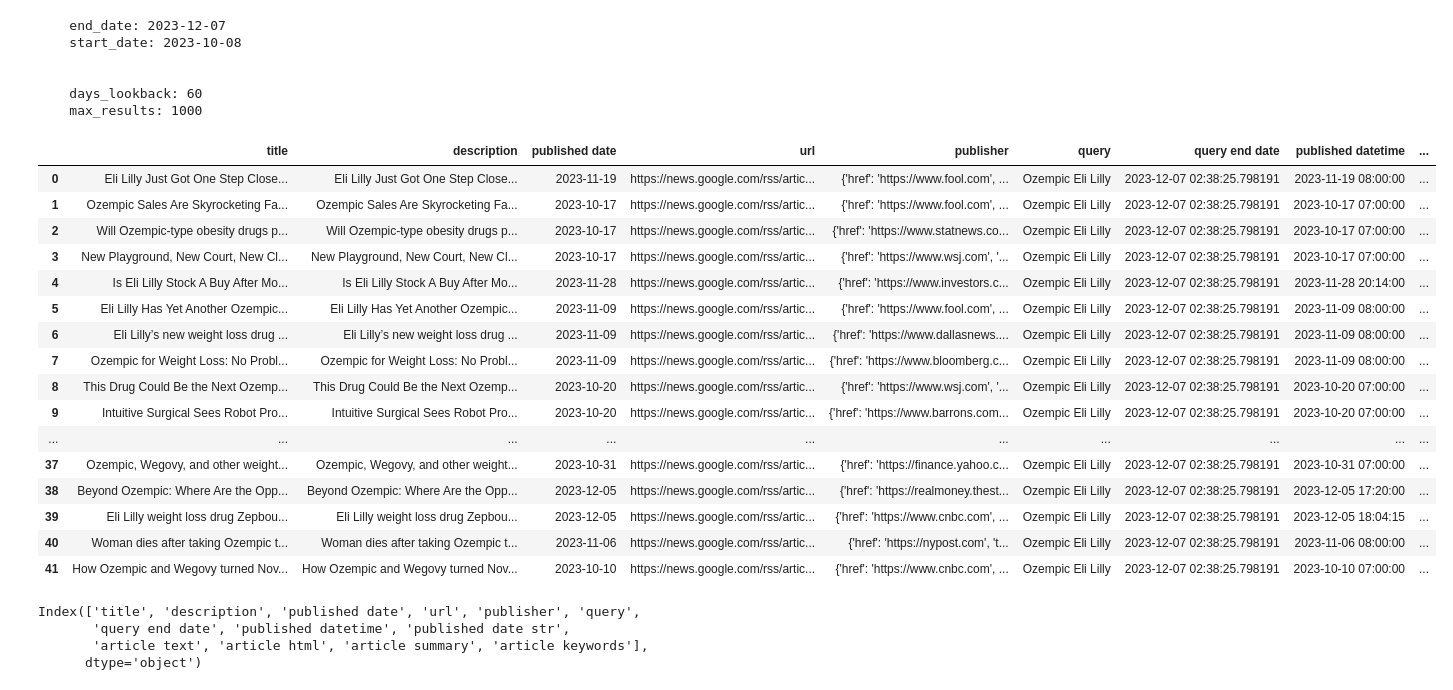
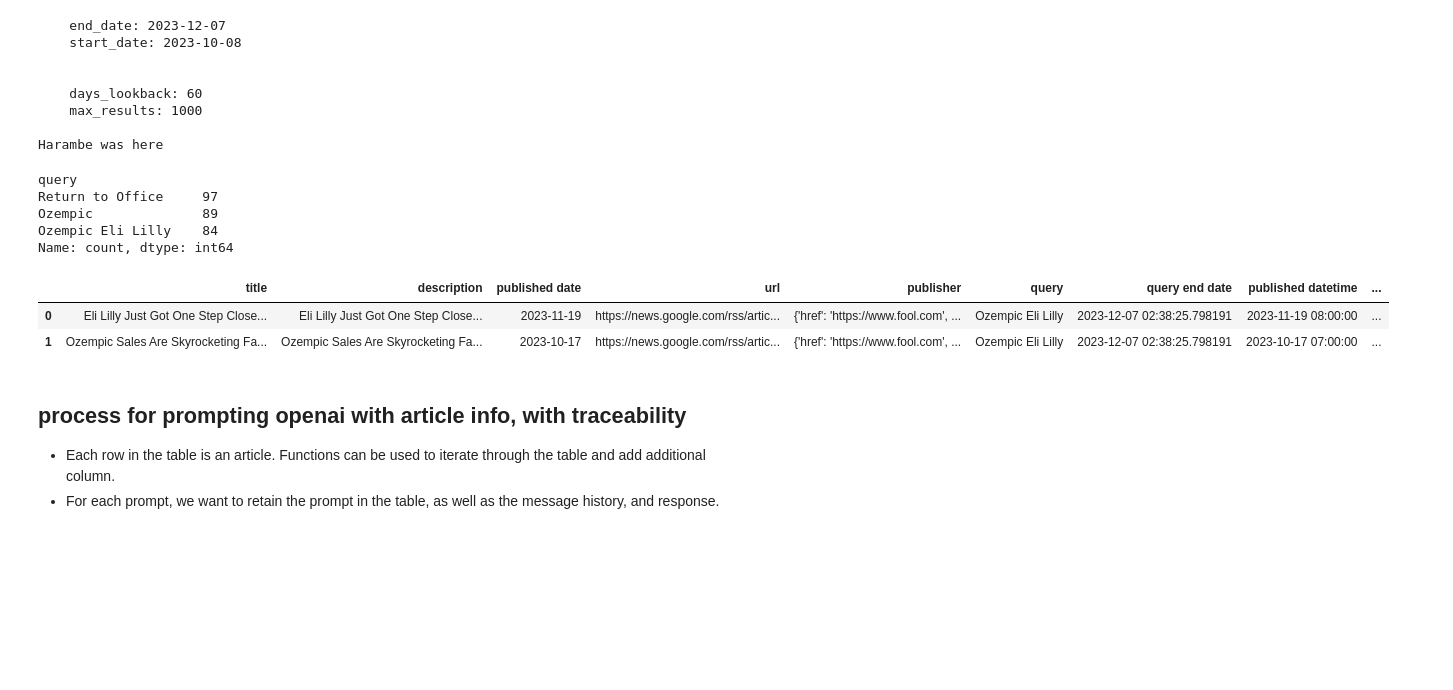
Before and after one commit to jcguidry/article-rebuttal-agent, a Jupyter notebook: notebooks/process-articles.ipynb, the cells around one changed output. Saved outputs shown, nothing was run; the diff lists cells and outputs as text; code cells hidden in the pictures; blank space fills up the shorter version.

```diff
--- a/notebooks/process-articles.ipynb
+++ b/notebooks/process-articles.ipynb
@@ -27,6 +34,7 @@ OPENAI_API_KEY = os.getenv('OPENAI_API_KEY')
 # %%
 # Params
 table_path = '../data/articles-ingest'
+
 # --------------------------------------------
 query = "Ozempic Eli Lilly"
 
@@ -51,6 +59,8 @@ print(
     max_results: {max_results}
     """
 )
+
+print("Harambe was here")
 # %% [output]
     end_date: 2023-12-07
     start_date: 2023-10-08
@@ -58,39 +68,34 @@ print(
 
     days_lookback: 60
     max_results: 1000
+
+Harambe was here
 # %%
 # Query queries that have been ingested
-# DeltaTable(table_path).to_pandas(columns=['query']).value_counts()
+DeltaTable(table_path).to_pandas(columns=['query']).value_counts()
+# %% [output]
+query
+Return to Office     97
+Ozempic              89
+Ozempic Eli Lilly    84
+Name: count, dtype: int64
 # %%
 df = DeltaTable(table_path).to_pandas(
     filters=[
         ('query','=',query),
         ('published date str','>', start_date_str),
     ]
 )
-df
+
+df = df.loc[df['article text'].notna()] # can remove articles where scraping failed
+
+df.head(2)
 # %% [output]
 |  | title | description | published date | url | publisher | query | query end date | published datetime | ... |
 | 0 | Eli Lilly Just Got One Step Close... | Eli Lilly Just Got One Step Close... | 2023-11-19 | https://news.google.com/rss/artic... | {'href': 'https://www.fool.com', ... | Ozempic Eli Lilly | 2023-12-07 02:38:25.798191 | 2023-11-19 08:00:00 | ... |
 | 1 | Ozempic Sales Are Skyrocketing Fa... | Ozempic Sales Are Skyrocketing Fa... | 2023-10-17 | https://news.google.com/rss/artic... | {'href': 'https://www.fool.com', ... | Ozempic Eli Lilly | 2023-12-07 02:38:25.798191 | 2023-10-17 07:00:00 | ... |
-| 2 | Will Ozempic-type obesity drugs p... | Will Ozempic-type obesity drugs p... | 2023-10-17 | https://news.google.com/rss/artic... | {'href': 'https://www.statnews.co... | Ozempic Eli Lilly | 2023-12-07 02:38:25.798191 | 2023-10-17 07:00:00 | ... |
-| 3 | New Playground, New Court, New Cl... | New Playground, New Court, New Cl... | 2023-10-17 | https://news.google.com/rss/artic... | {'href': 'https://www.wsj.com', '... | Ozempic Eli Lilly | 2023-12-07 02:38:25.798191 | 2023-10-17 07:00:00 | ... |
-| 4 | Is Eli Lilly Stock A Buy After Mo... | Is Eli Lilly Stock A Buy After Mo... | 2023-11-28 | https://news.google.com/rss/artic... | {'href': 'https://www.investors.c... | Ozempic Eli Lilly | 2023-12-07 02:38:25.798191 | 2023-11-28 20:14:00 | ... |
-| 5 | Eli Lilly Has Yet Another Ozempic... | Eli Lilly Has Yet Another Ozempic... | 2023-11-09 | https://news.google.com/rss/artic... | {'href': 'https://www.fool.com', ... | Ozempic Eli Lilly | 2023-12-07 02:38:25.798191 | 2023-11-09 08:00:00 | ... |
-| 6 | Eli Lilly’s new weight loss drug ... | Eli Lilly’s new weight loss drug ... | 2023-11-09 | https://news.google.com/rss/artic... | {'href': 'https://www.dallasnews.... | Ozempic Eli Lilly | 2023-12-07 02:38:25.798191 | 2023-11-09 08:00:00 | ... |
-| 7 | Ozempic for Weight Loss: No Probl... | Ozempic for Weight Loss: No Probl... | 2023-11-09 | https://news.google.com/rss/artic... | {'href': 'https://www.bloomberg.c... | Ozempic Eli Lilly | 2023-12-07 02:38:25.798191 | 2023-11-09 08:00:00 | ... |
-| 8 | This Drug Could Be the Next Ozemp... | This Drug Could Be the Next Ozemp... | 2023-10-20 | https://news.google.com/rss/artic... | {'href': 'https://www.wsj.com', '... | Ozempic Eli Lilly | 2023-12-07 02:38:25.798191 | 2023-10-20 07:00:00 | ... |
-| 9 | Intuitive Surgical Sees Robot Pro... | Intuitive Surgical Sees Robot Pro... | 2023-10-20 | https://news.google.com/rss/artic... | {'href': 'https://www.barrons.com... | Ozempic Eli Lilly | 2023-12-07 02:38:25.798191 | 2023-10-20 07:00:00 | ... |
-| ... | ... | ... | ... | ... | ... | ... | ... | ... | ... |
-| 37 | Ozempic, Wegovy, and other weight... | Ozempic, Wegovy, and other weight... | 2023-10-31 | https://news.google.com/rss/artic... | {'href': 'https://finance.yahoo.c... | Ozempic Eli Lilly | 2023-12-07 02:38:25.798191 | 2023-10-31 07:00:00 | ... |
-| 38 | Beyond Ozempic: Where Are the Opp... | Beyond Ozempic: Where Are the Opp... | 2023-12-05 | https://news.google.com/rss/artic... | {'href': 'https://realmoney.thest... | Ozempic Eli Lilly | 2023-12-07 02:38:25.798191 | 2023-12-05 17:20:00 | ... |
-| 39 | Eli Lilly weight loss drug Zepbou... | Eli Lilly weight loss drug Zepbou... | 2023-12-05 | https://news.google.com/rss/artic... | {'href': 'https://www.cnbc.com', ... | Ozempic Eli Lilly | 2023-12-07 02:38:25.798191 | 2023-12-05 18:04:15 | ... |
-| 40 | Woman dies after taking Ozempic t... | Woman dies after taking Ozempic t... | 2023-11-06 | https://news.google.com/rss/artic... | {'href': 'https://nypost.com', 't... | Ozempic Eli Lilly | 2023-12-07 02:38:25.798191 | 2023-11-06 08:00:00 | ... |
-| 41 | How Ozempic and Wegovy turned Nov... | How Ozempic and Wegovy turned Nov... | 2023-10-10 | https://news.google.com/rss/artic... | {'href': 'https://www.cnbc.com', ... | Ozempic Eli Lilly | 2023-12-07 02:38:25.798191 | 2023-10-10 07:00:00 | ... |
-# %%
-df.columns
-# %% [output]
-Index(['title', 'description', 'published date', 'url', 'publisher', 'query',
-       'query end date', 'published datetime', 'published date str',
-       'article text', 'article html', 'article summary', 'article keywords'],
-      dtype='object')
+# %% [markdown]
+## process for prompting openai with article info, with traceability
+
+- Each row in the table is an article. Functions can be used to iterate through the table and add additional column.
+- For each prompt, we want to retain the prompt in the table, as well as the message history, and response.
```
Also changed, not shown: parts of 11 cells of this notebook.
